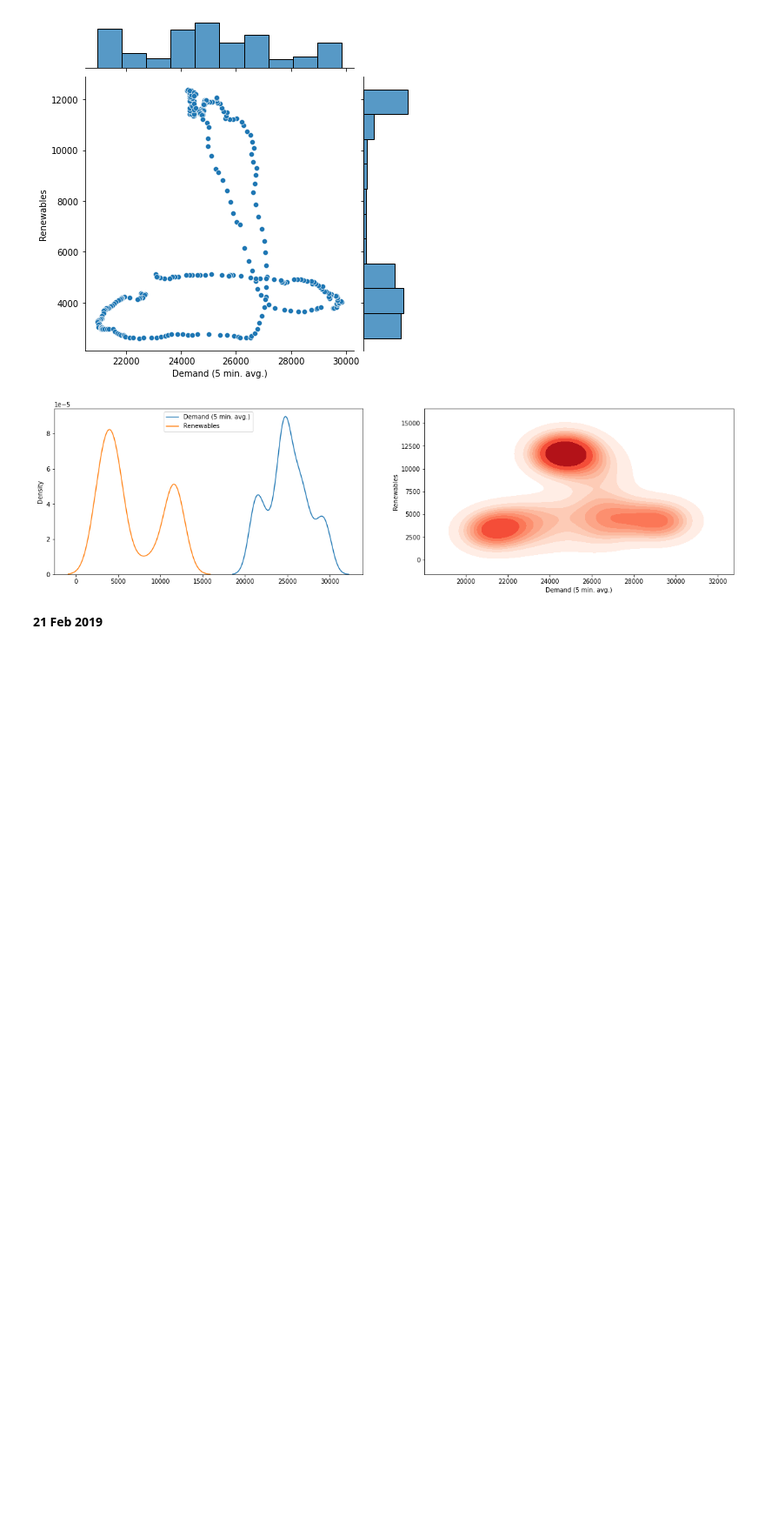
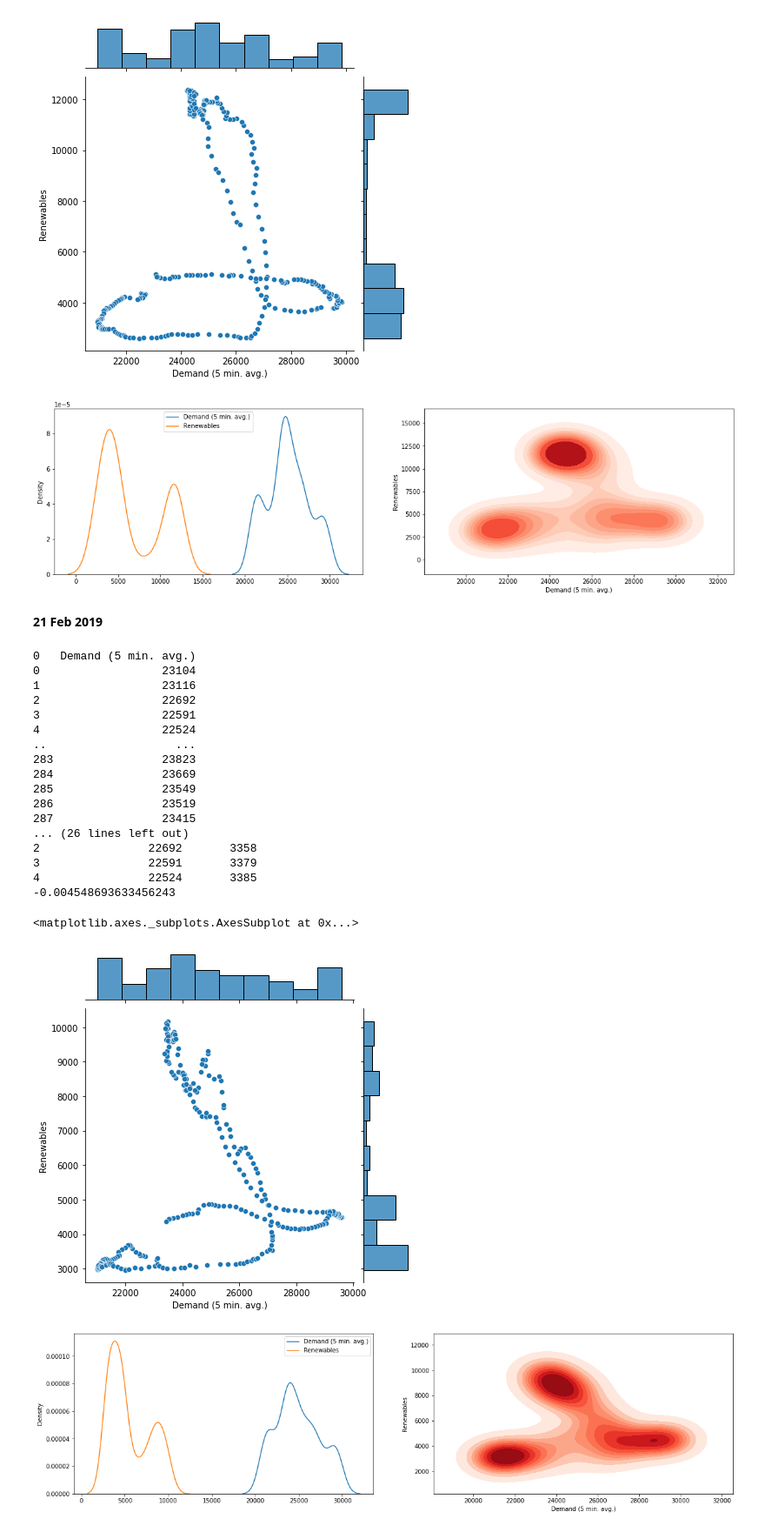
Before and after one commit to neha702/Microgrid-analysis, a Jupyter notebook: Renewables_versus_demand(Feb_month_2019).ipynb, the cells around one changed output. Shown at 87% size. Drawn from its saved outputs; the diff is of its cells as text; code cells hidden in the pictures; blank space fills up the shorter version.

```diff
--- a/Renewables_versus_demand(Feb_month_2019).ipynb
+++ b/Renewables_versus_demand(Feb_month_2019).ipynb
@@ -1195,38 +1195,59 @@ sns.kdeplot(data=data,x=df2,y=df1,color='r',shade=True,shade_lowest=False,cmap="
 **21 Feb 2019**
 # %%
 #Data preprocessing
-demand_data=pd.read_csv('/content/CAISO-demand-20190215.csv')
-supply_data=pd.read_csv('/content/CAISO-supply-20190215.csv')
+demand_data=pd.read_csv('/content/CAISO-demand-20190221.csv')
+supply_data=pd.read_csv('/content/CAISO-supply-20190221.csv')
 X=demand_data.iloc[2,:-1].values
 Y=supply_data.iloc[0,:-1].values
 df1=pd.DataFrame(X)
 headers=df1.iloc[0]
 df1=pd.DataFrame(df1.values[1:],columns=headers)
 df2=pd.DataFrame(Y)
 headers2=df2.iloc[0]
 df2=pd.DataFrame(df2.values[1:],columns=headers2)
 print(df1)
 print(df2)
 print(df2.shape)
 #Check for NaN columns
 print(df1.isnull().sum())
 print(df2.isnull().sum())
-df1.fillna(method='ffill',axis=0,inplace=True)
-print(df1.isnull().sum())
+#df1.fillna(method='ffill',axis=0,inplace=True)
+#print(df1.isnull().sum())
 data=df1.join(df2,how="inner")
 print(data.head(5))
 #Jointplot and correlation
 df1=data["Demand (5 min. avg.)"].astype(float)
 df2=data["Renewables"].astype(float)
 print(df1.corr(df2))
 
 sns.jointplot(x = "Demand (5 min. avg.)", y = "Renewables",
               kind = "scatter", data = data)
 fig,ax=plt.subplots(figsize=(20,5),ncols=2,nrows=1,squeeze=False)
 #1d kde plot
 data=data.astype(float)
 sns.kdeplot(data=data,ax=ax[0][0])
 #2d kde plot
 df1=data["Renewables"].astype(float)
 df2=data["Demand (5 min. avg.)"].astype(float)
 sns.kdeplot(data=data,x=df2,y=df1,color='r',shade=True,shade_lowest=False,cmap="Reds",ax=ax[0][1])
+# %% [output]
+0   Demand (5 min. avg.)
+0                  23104
+1                  23116
+2                  22692
+3                  22591
+4                  22524
+..                   ...
+283                23823
+284                23669
+285                23549
+286                23519
+287                23415
+... (26 lines left out)
+2                22692       3358
+3                22591       3379
+4                22524       3385
+-0.004548693633456243
+<matplotlib.axes._subplots.AxesSubplot at 0x...>
+[figure, added]
+[figure, added]
```
Also changed, not shown: parts of 14 cells of this notebook.
